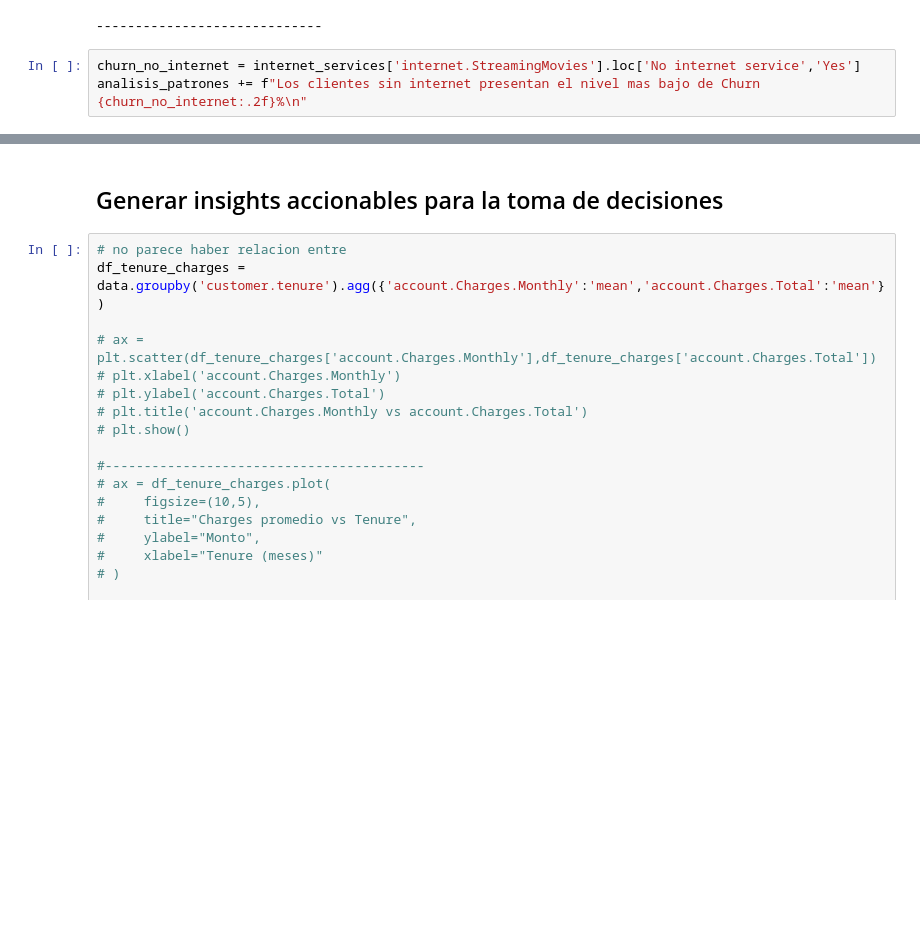
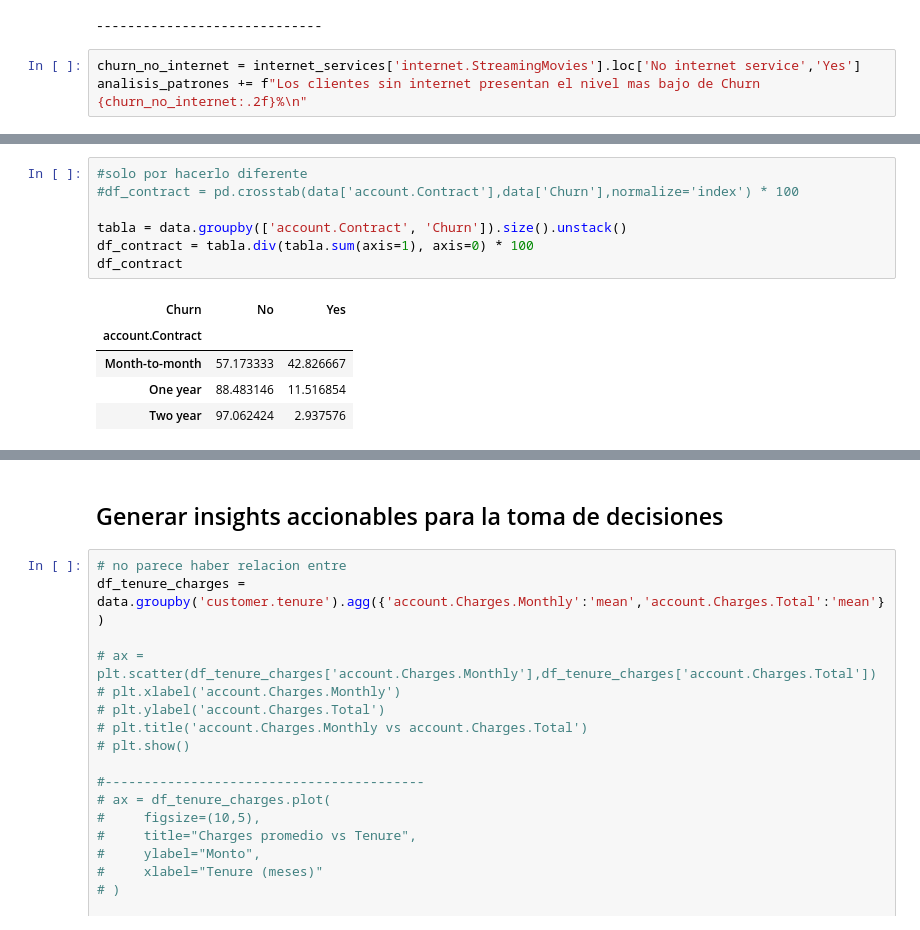
Before and after one commit to JCSR2022/challenge2-data-science-Alura, a Jupyter notebook: challenge2_data_science_Alura.ipynb, the cells around one changed output, grey strips where cells are left out. Saved outputs shown, nothing was run; the diff lists cells and outputs as text; blank space fills up the shorter version.

```diff
--- a/challenge2_data_science_Alura.ipynb
+++ b/challenge2_data_science_Alura.ipynb
@@ -671,0 +642,13 @@ cuenta = [col for col in data.columns if col.startswith('account')]
+# %%
+#solo por hacerlo diferente
+#df_contract = pd.crosstab(data['account.Contract'],data['Churn'],normalize='index') * 100
+
+tabla = data.groupby(['account.Contract', 'Churn']).size().unstack()
+df_contract = tabla.div(tabla.sum(axis=1), axis=0) * 100
+df_contract
+# %% [output]
+| Churn | No | Yes |
+| account.Contract |  |  |
+| Month-to-month | 57.173333 | 42.826667 |
+| One year | 88.483146 | 11.516854 |
+| Two year | 97.062424 | 2.937576 |
```
Also changed, not shown: parts of 18 cells of this notebook.
